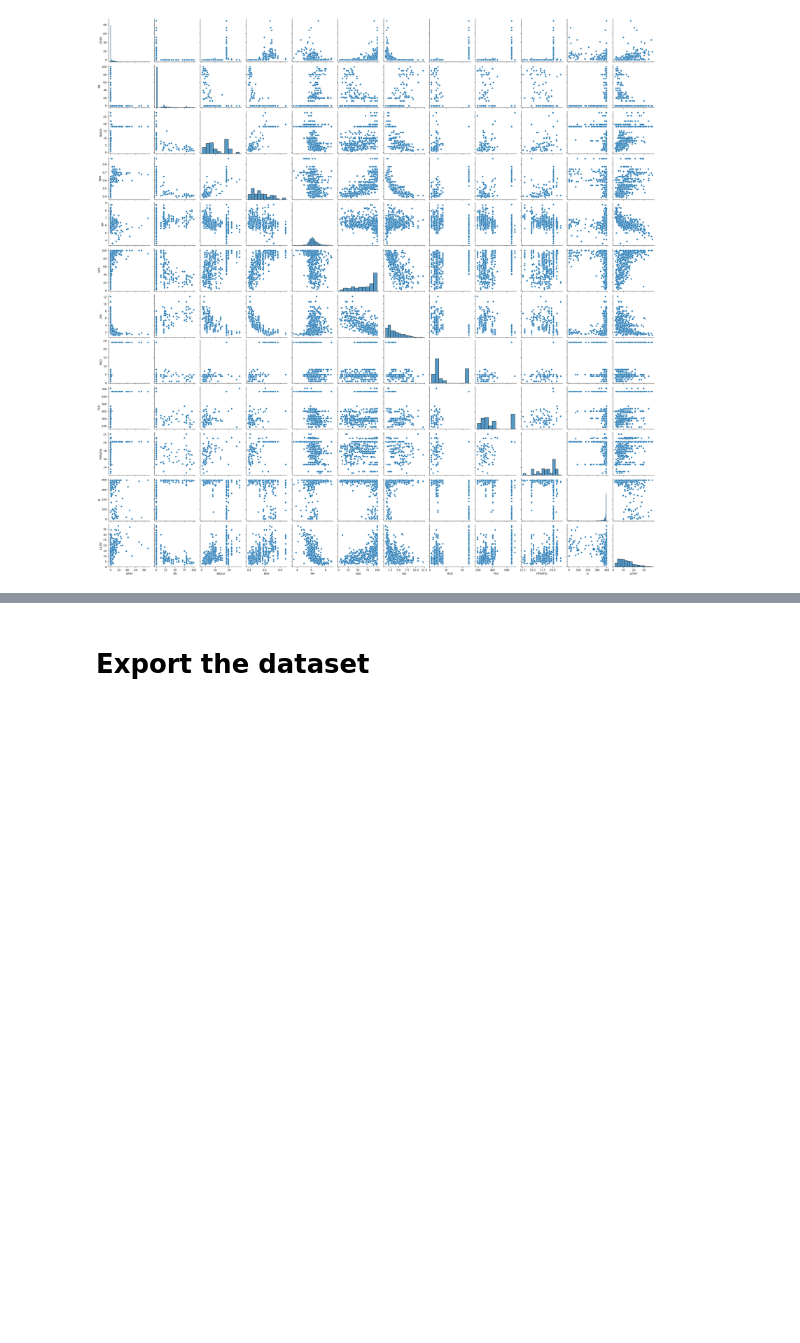
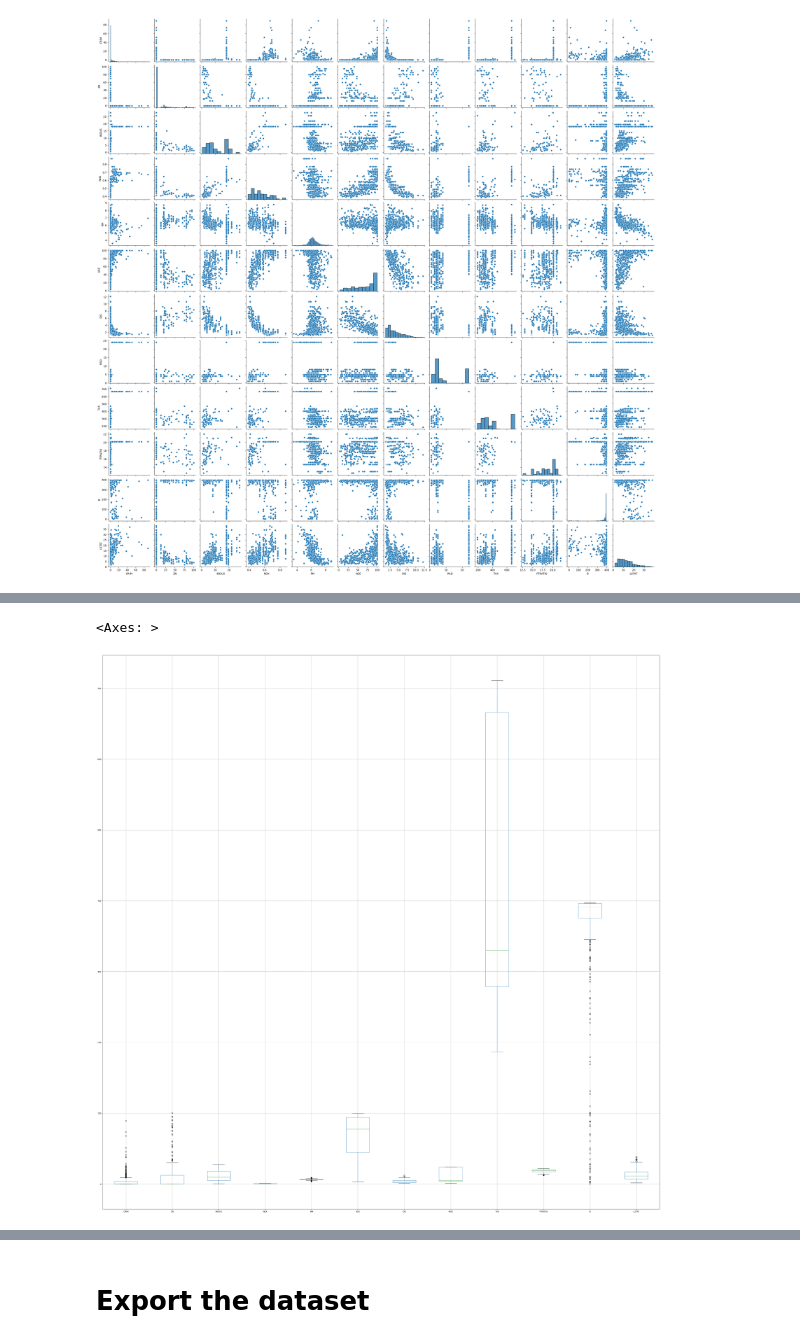
Before and after one commit to sujataprasad01/ML-Predicting-the-House-price, a Jupyter notebook: Predicting_the_House_price.ipynb, the cells around one changed output, grey strips where cells are left out. Drawn from its saved outputs; the diff is of its cells as text; code cells hidden in the pictures; blank space fills up the shorter version.

```diff
--- a/Predicting_the_House_price.ipynb
+++ b/Predicting_the_House_price.ipynb
@@ -227,0 +233,6 @@ sns.pairplot(X, size=2.5)
+# %%
+plt.figure(figsize=(50,50))
+X.boxplot()
+# %% [output]
+<Axes: >
+[figure, added]
```
Also changed, not shown: parts of 10 cells of this notebook.
